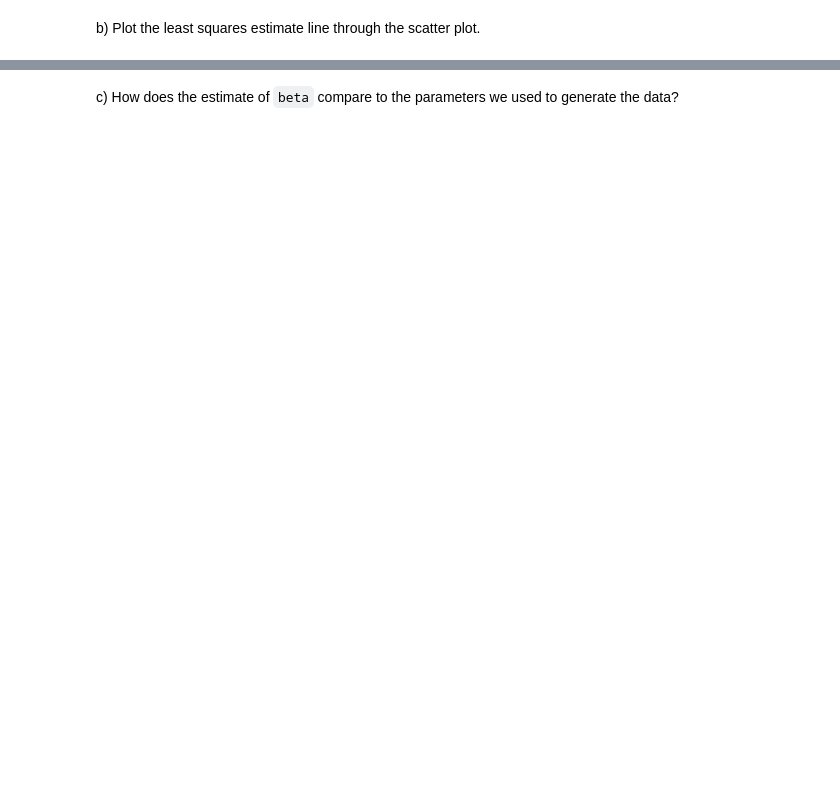
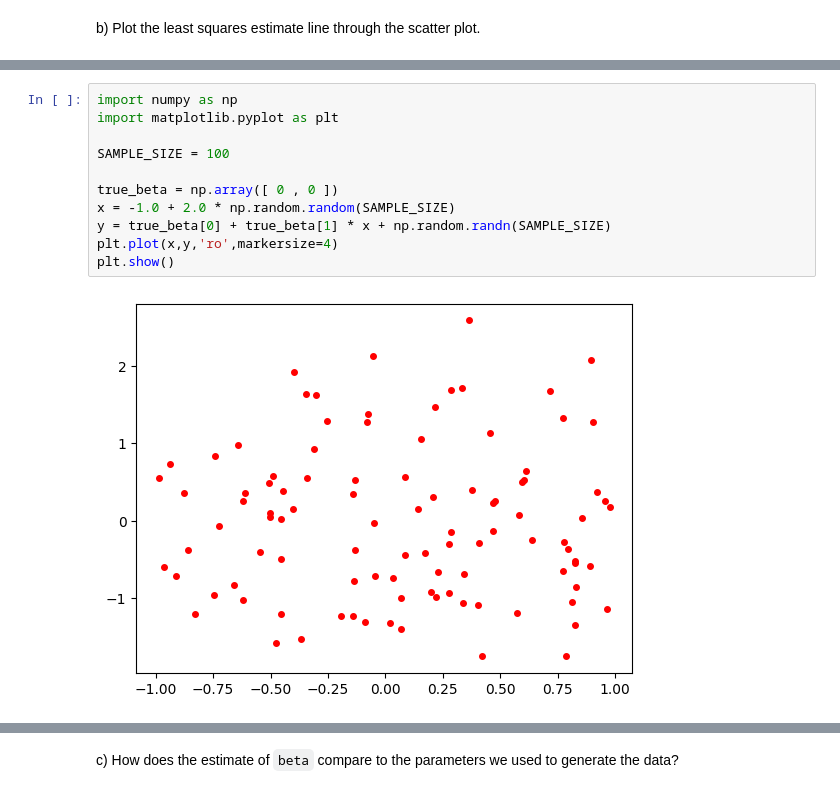
Before and after one commit to gallettilance/CS506-Fall2024, a Jupyter notebook: lecture_14/worksheet_14.ipynb, the cells around one changed output, grey strips where cells are left out. Drawn from its saved outputs; the diff is of its cells as text; blank space fills up the shorter version.

```diff
--- a/lecture_14/worksheet_14.ipynb
+++ b/lecture_14/worksheet_14.ipynb
@@ -71,0 +72,13 @@ plt.show()
+# %%
+import numpy as np
+import matplotlib.pyplot as plt
+
+SAMPLE_SIZE = 100
+
+true_beta = np.array([ 0 , 0 ])
+x = -1.0 + 2.0 * np.random.random(SAMPLE_SIZE)
+y = true_beta[0] + true_beta[1] * x + np.random.randn(SAMPLE_SIZE)
+plt.plot(x,y,'ro',markersize=4)
+plt.show()
+# %% [output]
+[figure, added]
```
Also changed, not shown: parts of 8 cells of this notebook, 2 other files.
